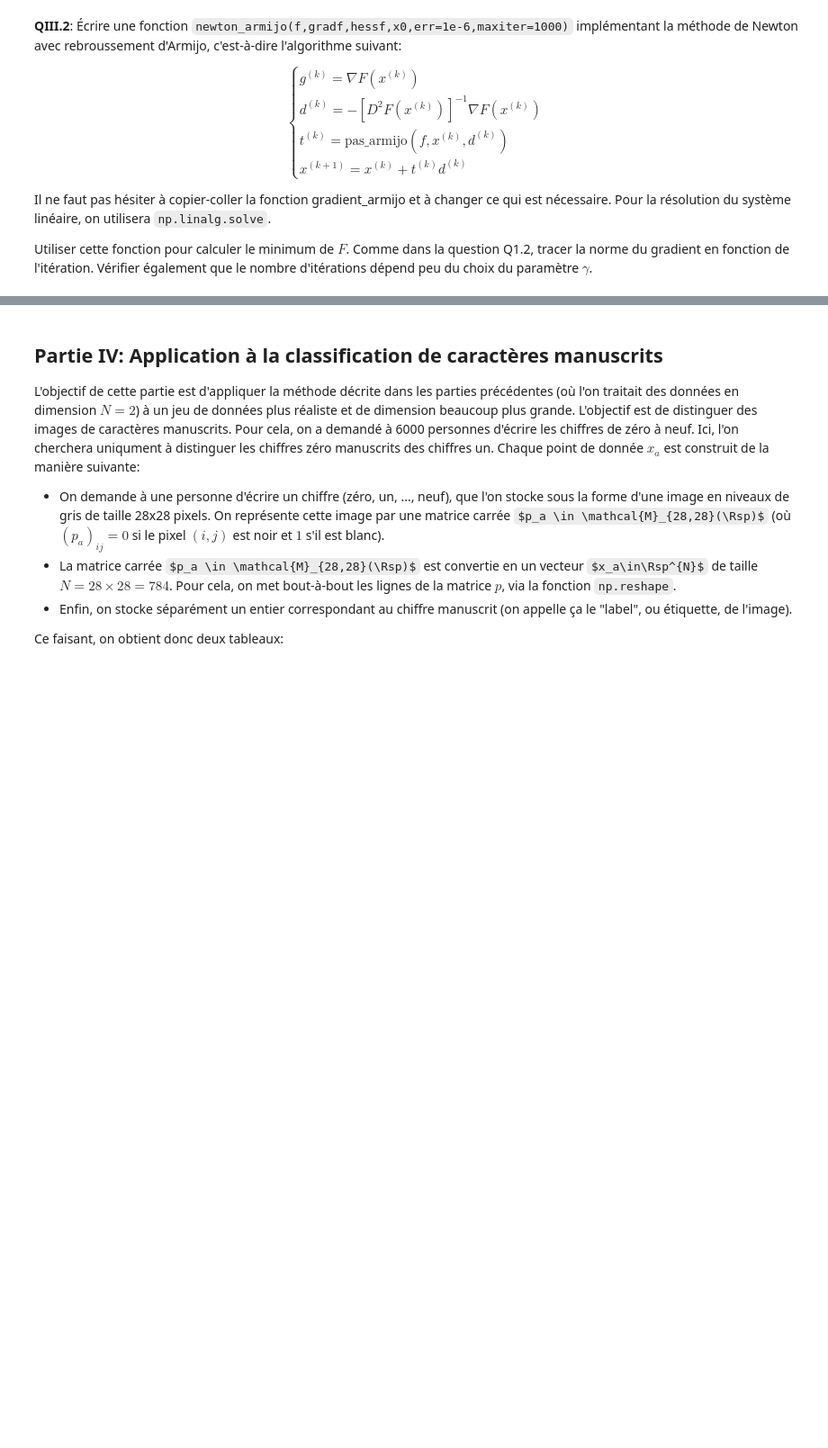
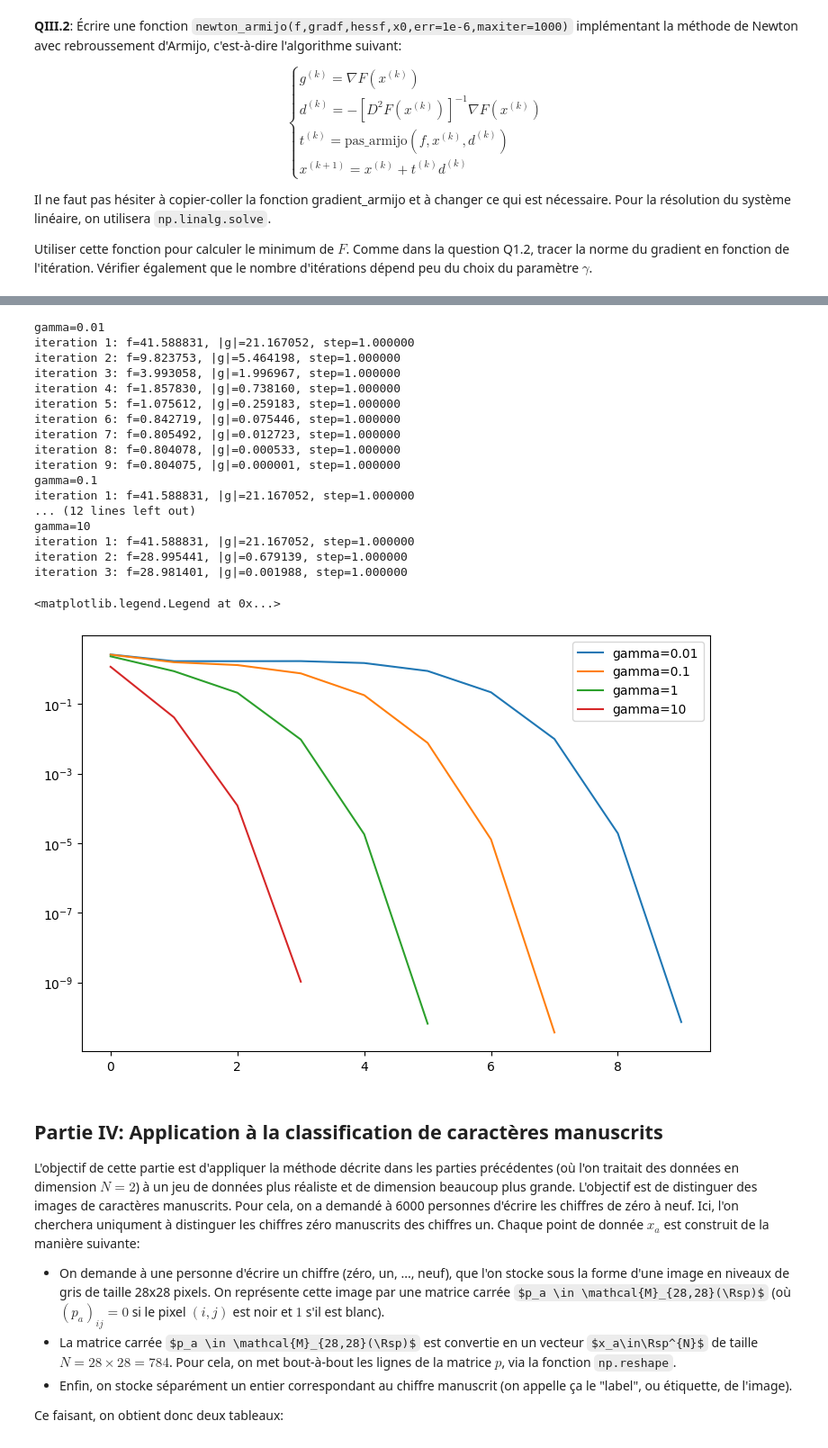
Before and after one commit to aboissie/Algorithms-for-Optimization-, a Jupyter notebook: TP2/tp2-sujet.ipynb, the cells around one changed output, grey strips where cells are left out. Shown: that part at 90% size. Drawn from its saved outputs; the diff is of its cells as text; code cells hidden in the pictures; some formulas as TeX source; blank space fills up the shorter version.

```diff
--- a/TP2/tp2-sujet.ipynb
+++ b/TP2/tp2-sujet.ipynb
@@ -321,3 +287,57 @@ for gamma in [0.1, 1, 10, 100]:
+# %%
+def newton_armijo(f,gradf,hessf,x0,err=1e-6,maxiter=500):
+    # la boucle est tres similaire à celle de gradient_armijo: la seule chose qui
+    # change est le choix de la direction de descente.
+    # NB: on utilise np.linalg.solve pour résoudre le système linéaire apparaissant dans la méthode
+    x = x0.copy()
+    fIter = []
+    gIter = []
+    k = 0
+    while(True):
+        k = k+1
+        if k > maxiter: # maximum de 10^6 itérations
+            print('erreur: nombre maximum d\'itérations atteint')
+            break
+        gx = -gradf(x)
+        dx = np.linalg.solve(hessf(x),gx)
+        fIter.append(f(x))
+        gIter.append(np.linalg.norm(dx))
+        if np.abs(np.linalg.norm(gx)) <= err:
+            break
+        t = pas_armijo(f,gradf,x,dx)
+        print('iteration %d: f=%f, |g|=%f, step=%f' % (k, f(x), np.linalg.norm(gx),t))
+        x = x + t*dx
+    return x,np.array(fIter),np.array(gIter)
+
+
+for gamma in [0.01,0.1,1,10]:
+    w0 = np.zeros(2)
+    print("gamma=%g"%gamma)
+    w,fiter,giter = newton_armijo(lambda w: F(w,X,A0,A1,gamma),
+                                  lambda w: gradF(w,X,A0,A1,gamma),
+                                  lambda w: hessF(w,X,A0,A1,gamma), w0, 1e-7, 1000)
+    plt.semilogy(giter,label=('gamma=%g'%gamma))
+plt.legend()
+# %% [output]
+gamma=0.01
+iteration 1: f=41.588831, |g|=21.167052, step=1.000000
+iteration 2: f=9.823753, |g|=5.464198, step=1.000000
+iteration 3: f=3.993058, |g|=1.996967, step=1.000000
+iteration 4: f=1.857830, |g|=0.738160, step=1.000000
+iteration 5: f=1.075612, |g|=0.259183, step=1.000000
+iteration 6: f=0.842719, |g|=0.075446, step=1.000000
+iteration 7: f=0.805492, |g|=0.012723, step=1.000000
+iteration 8: f=0.804078, |g|=0.000533, step=1.000000
+iteration 9: f=0.804075, |g|=0.000001, step=1.000000
+gamma=0.1
+iteration 1: f=41.588831, |g|=21.167052, step=1.000000
+... (12 lines left out)
+gamma=10
+iteration 1: f=41.588831, |g|=21.167052, step=1.000000
+iteration 2: f=28.995441, |g|=0.679139, step=1.000000
+iteration 3: f=28.981401, |g|=0.001988, step=1.000000
+<matplotlib.legend.Legend at 0x...>
+[figure, added]
 # %% [markdown]
 ## Partie IV: Application à la classification de caractères manuscrits
 
```
Also changed, not shown: parts of 28 cells of this notebook, 1 other file.
